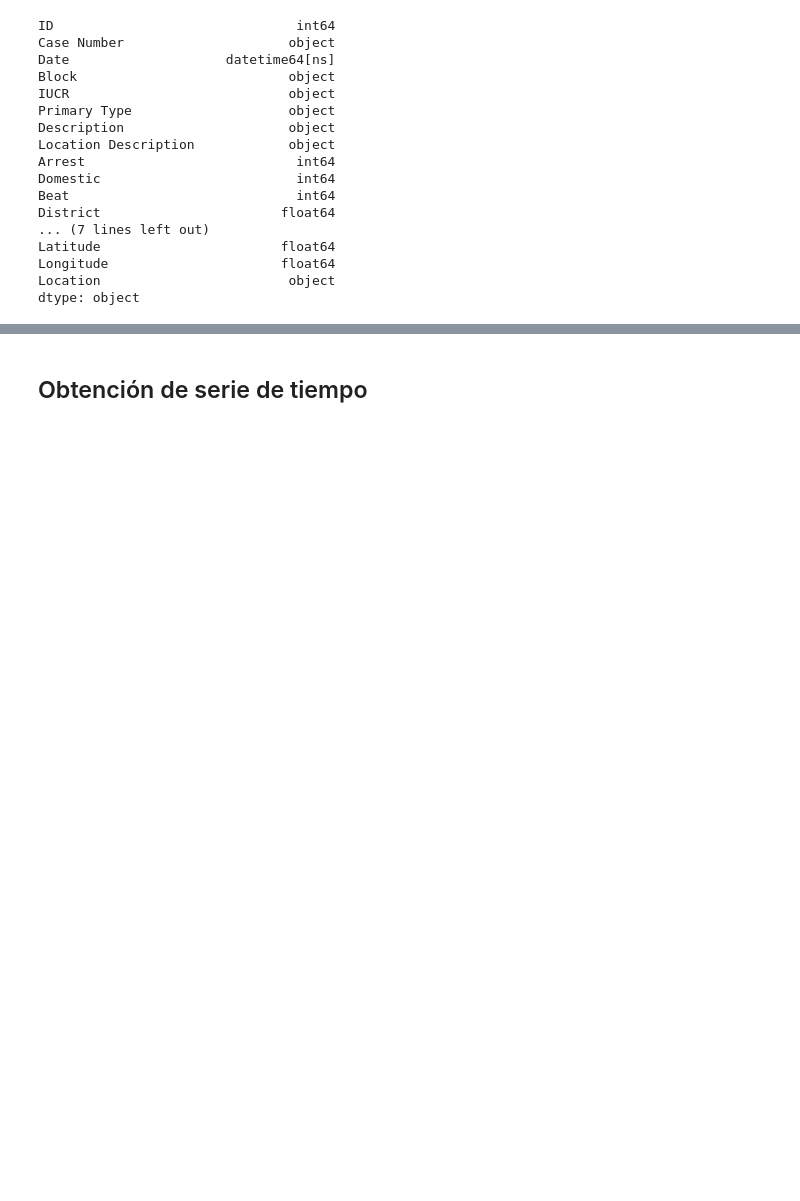
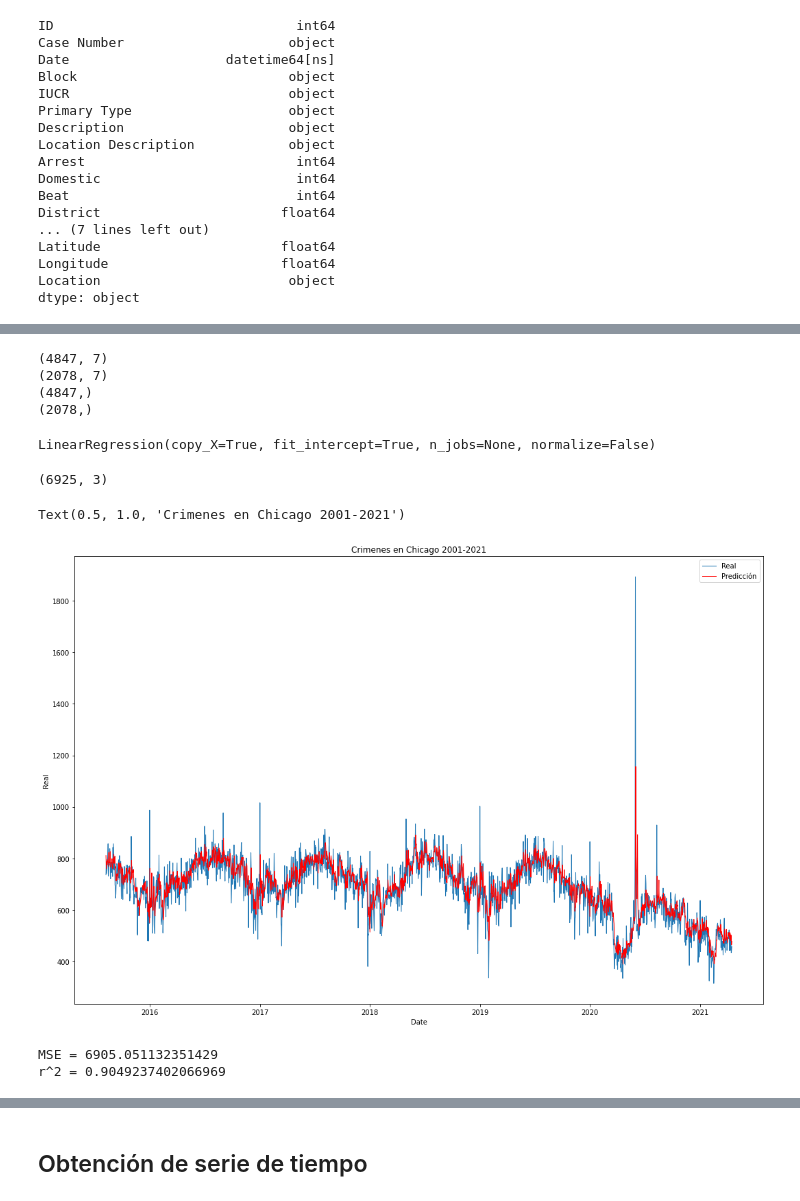
Before and after one commit to EduHdzVillasana/Proyecto_ML_BEDU, a Jupyter notebook: Proyecto_ML_BEDU.ipynb, the cells around one changed output, grey strips where cells are left out. Cells and saved outputs as stored; diff of their text form; code cells hidden in the pictures; blank space fills up the shorter version.

```diff
--- a/Proyecto_ML_BEDU.ipynb
+++ b/Proyecto_ML_BEDU.ipynb
@@ -76,0 +133,2 @@ dtype: object
+# %%
+X, Y = transformarSerieADataset(ts_crime["Total_Crimes"].to_numpy(), elementosPorMuestra = 7)
@@ -76,0 +168,20 @@ dtype: object
+# %%
+X_train = X[:int(X.shape[0]*0.7)]
+X_test = X[int(X.shape[0]*0.7):]
+Y_train = Y[:int(X.shape[0]*0.7)]
+Y_test = Y[int(X.shape[0]*0.7):]
+# %%
+print(X_train.shape)
+print(X_test.shape)
+print(Y_train.shape)
+print(Y_test.shape)
+# %% [output]
+(4847, 7)
+(2078, 7)
+(4847,)
+(2078,)
+# %%
+lin_model = LinearRegression()
+lin_model.fit(X_train, Y_train)
+# %% [output]
+LinearRegression(copy_X=True, fit_intercept=True, n_jobs=None, normalize=False)
@@ -76,0 +195,22 @@ dtype: object
+# %%
+Y_predicted = lin_model.predict(X)
+df_comparation = pd.DataFrame({"Date":ts_crime["Date"][7:-1],
+                               "Real":Y,
+                               "Prediccion":Y_predicted})
+df_comparation.shape
+# %% [output]
+(6925, 3)
+# %%
+fig = plt.figure(figsize=(18,12))
+ax = fig.add_subplot()
+sns.lineplot(x=df_comparation["Date"][int(X.shape[0]*0.7):], y=df_comparation["Real"][int(X.shape[0]*0.7):], label = "Real" , linewidth = 1, ax = ax)
+sns.lineplot(x=df_comparation["Date"][int(X.shape[0]*0.7):],y=df_comparation["Prediccion"][int(X.shape[0]*0.7):], label = "Predicción" , linewidth = 1, ax = ax, color = "red")
+ax.set_title("Crimenes en Chicago 2001-2021")
+# %% [output]
+Text(0.5, 1.0, 'Crimenes en Chicago 2001-2021')
+[figure, added]
+# %%
+get_metrics(df_comparation["Real"], df_comparation["Prediccion"])
+# %% [output]
+MSE = 6905.051132351429
+r^2 = 0.9049237402066969
```
Also changed, not shown: parts of 180 cells of this notebook.
